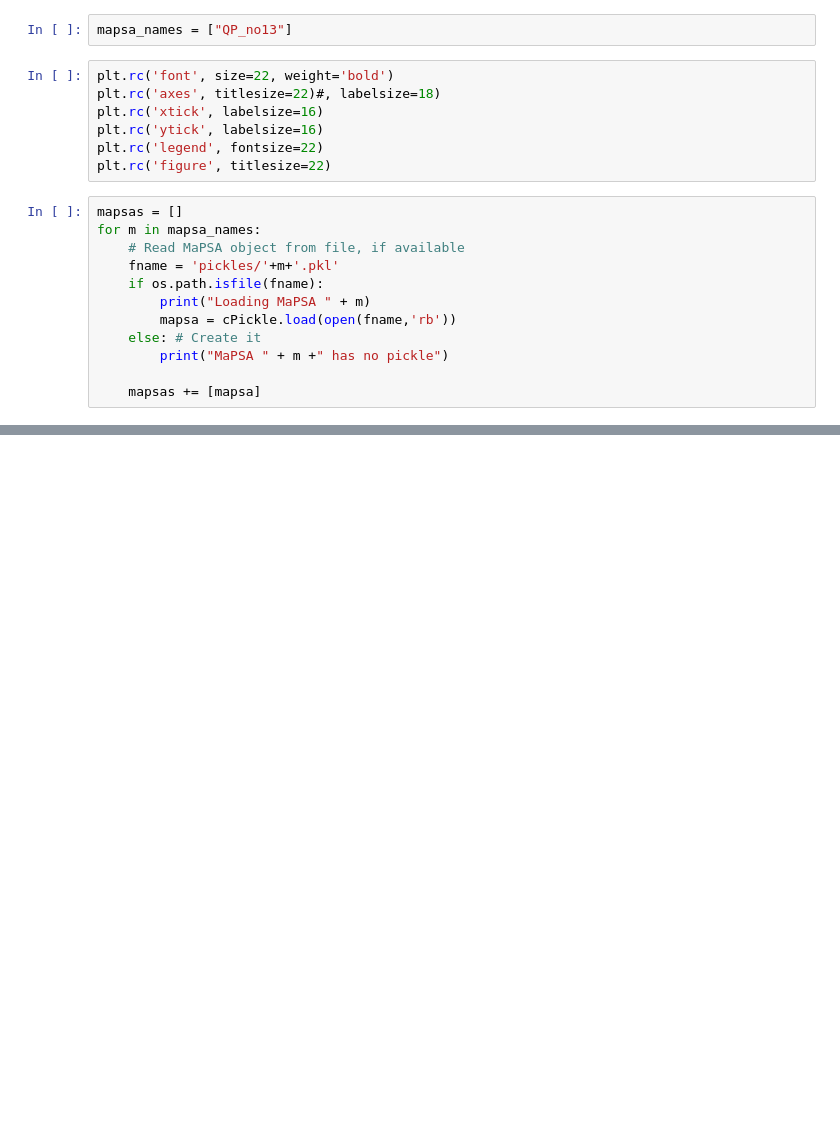
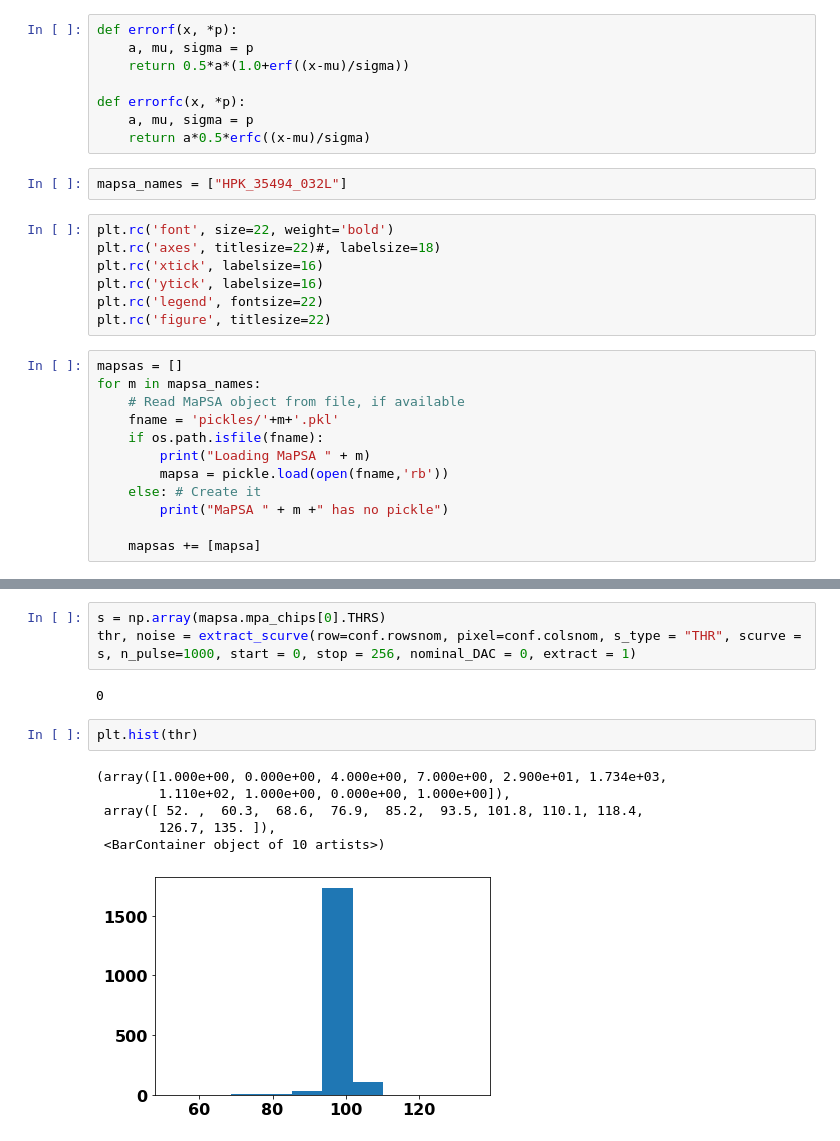
Before and after one commit to jennetd/OT, a Jupyter notebook: notebooks/scurves.ipynb, the cells around one changed output, grey strips where cells are left out. Cells and saved outputs as stored; diff of their text form; blank space fills up the shorter version.

```diff
--- a/notebooks/scurves.ipynb
+++ b/notebooks/scurves.ipynb
@@ -5,5 +12,13 @@ import matplotlib.pyplot as plt
+# %%
+def errorf(x, *p):
+    a, mu, sigma = p
+    return 0.5*a*(1.0+erf((x-mu)/sigma))
+
+def errorfc(x, *p):
+    a, mu, sigma = p
+    return a*0.5*erfc((x-mu)/sigma)
 # %%
-mapsa_names = ["QP_no13"]
+mapsa_names = ["HPK_35494_032L"]
 # %%
 plt.rc('font', size=22, weight='bold')
 plt.rc('axes', titlesize=22)#, labelsize=18)
@@ -18,7 +33,7 @@ for m in mapsa_names:
     fname = 'pickles/'+m+'.pkl'
     if os.path.isfile(fname):
         print("Loading MaPSA " + m)
-        mapsa = cPickle.load(open(fname,'rb'))
+        mapsa = pickle.load(open(fname,'rb'))
     else: # Create it
         print("MaPSA " + m +" has no pickle")
 
@@ -89,0 +87,14 @@ scurve_plots(mapsas,"Bump")
+# %%
+s = np.array(mapsa.mpa_chips[0].THRS)
+thr, noise = extract_scurve(row=conf.rowsnom, pixel=conf.colsnom, s_type = "THR", scurve = s, n_pulse=1000, start = 0, stop = 256, nominal_DAC = 0, extract = 1)
+# %% [output]
+0
+# %%
+plt.hist(thr)
+# %% [output]
+(array([1.000e+00, 0.000e+00, 4.000e+00, 7.000e+00, 2.900e+01, 1.734e+03,
+        1.110e+02, 1.000e+00, 0.000e+00, 1.000e+00]),
+ array([ 52. ,  60.3,  68.6,  76.9,  85.2,  93.5, 101.8, 110.1, 118.4,
+        126.7, 135. ]),
+ <BarContainer object of 10 artists>)
+[figure, added]
```
Also changed, not shown: parts of 17 cells of this notebook, 5 other files.
